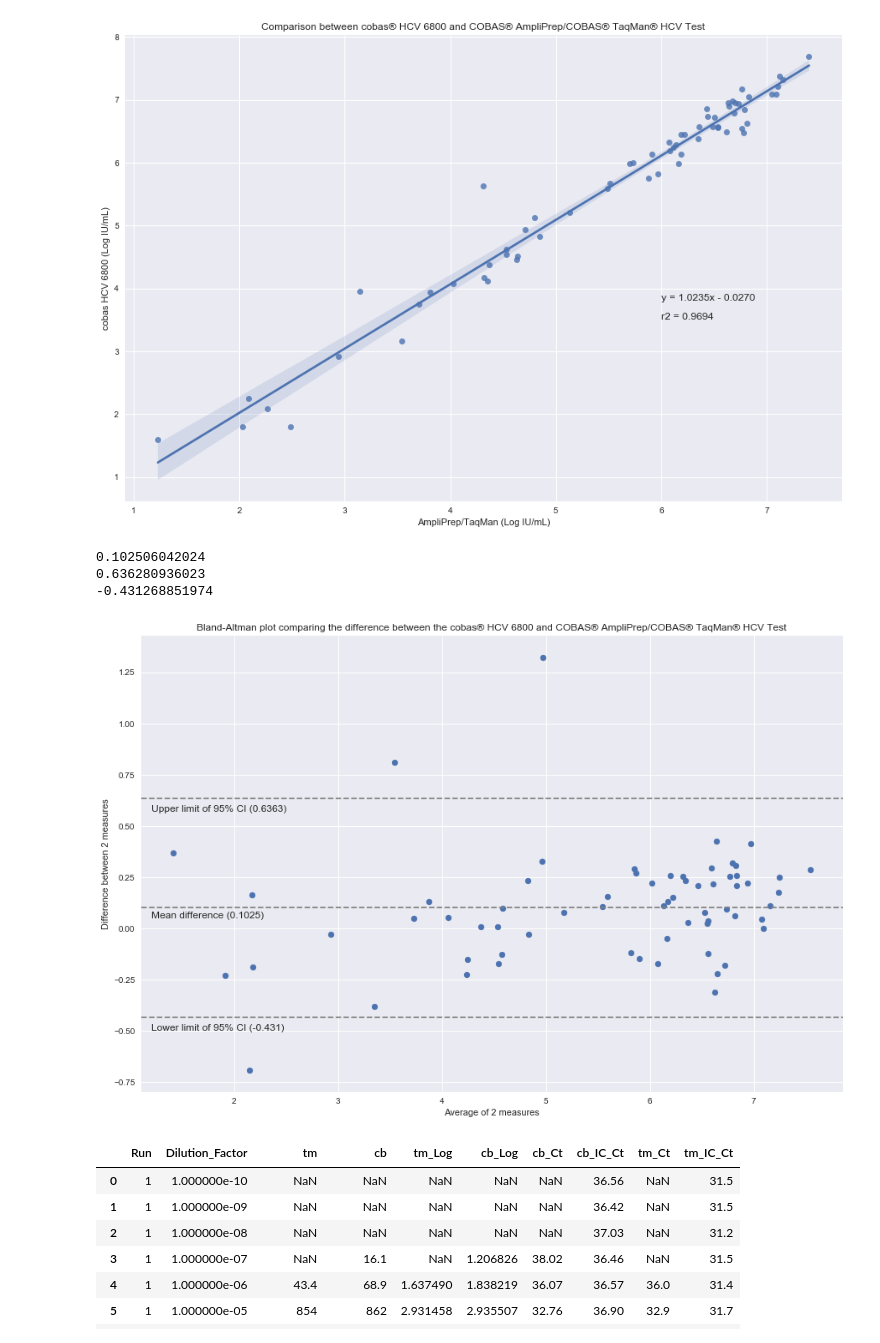
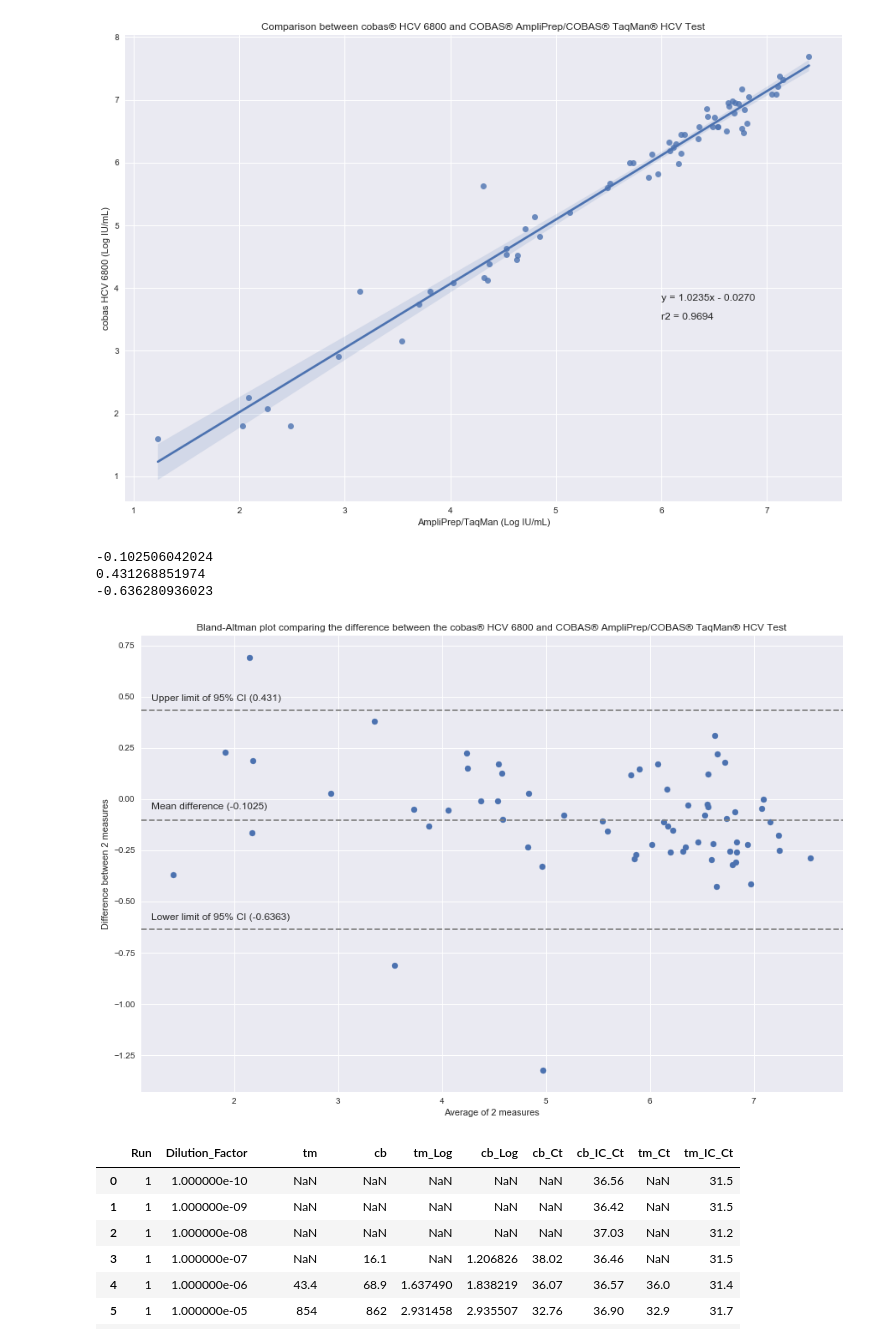
Before and after one commit to hkailee/LabValidationPlots, a Jupyter notebook: workingTable.ipynb, the cells around one changed output. Saved outputs shown, nothing was run; the diff lists cells and outputs as text; code cells hidden in the pictures.

```diff
--- a/workingTable.ipynb
+++ b/workingTable.ipynb
@@ -92,37 +95,37 @@ plt.show()
 # %%
 # To define function to generate bland_altman_plot
 def bland_altman_plot(data1, data2, *args, **kwargs):
     data1     = np.asarray(data1)
     data2     = np.asarray(data2)
     mean      = np.mean([data1, data2], axis=0)
     diff      = data1 - data2                   # Difference between data1 and data2
     md        = np.mean(diff)                   # Mean of the difference
     sd        = np.std(diff, axis=0)            # Standard deviation of the difference
 
     # to print mean, mean+-2sd
     print(md)
     print(md+ 1.96*sd)
     print(md- 1.96*sd)
 
     plt.figure(figsize=(15, 10))
     plt.scatter(mean, diff, *args, **kwargs)
     plt.axhline(md,           color='gray', linestyle='--')
     plt.axhline(md + 1.96*sd, color='gray', linestyle='--')
     plt.axhline(md - 1.96*sd, color='gray', linestyle='--')
 
-bland_altman_plot(y, x)
+bland_altman_plot(x, y)
 plt.title('Bland-Altman plot comparing the difference between the cobas® HCV 6800 and COBAS® AmpliPrep/COBAS® TaqMan® HCV Test')
 plt.xlabel('Average of 2 measures')
 plt.ylabel('Difference between 2 measures')
-plt.text(1.2, 0.57, r'Upper limit of 95% CI (0.6363)')
-plt.text(1.2, -0.5, r'Lower limit of 95% CI (-0.431)')
-plt.text(1.2, 0.05, r'Mean difference (0.1025)')
+plt.text(1.2, 0.48, r'Upper limit of 95% CI (0.431)')
+plt.text(1.2, -0.59, r'Lower limit of 95% CI (-0.6363)')
+plt.text(1.2, -0.05, r'Mean difference (-0.1025)')
 plt.show()
 # %% [output]
-0.102506042024
-0.636280936023
--0.431268851974
+-0.102506042024
+0.431268851974
+-0.636280936023
-[figure, old version]
+[figure, new version]
 # %%
 table2 = xls_file.parse('StdComparison_raw')
 display(table2)
```
Also changed, not shown: parts of 5 cells of this notebook, 5 other files.
